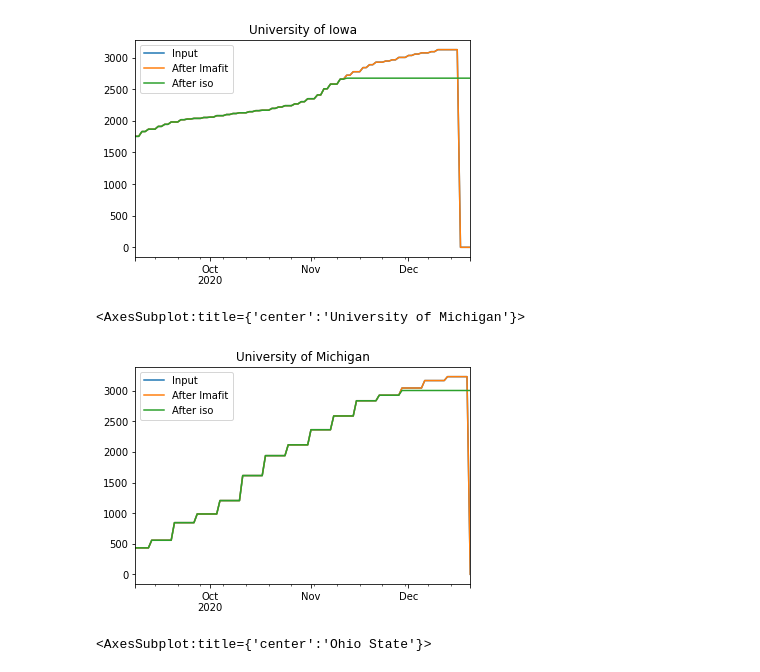
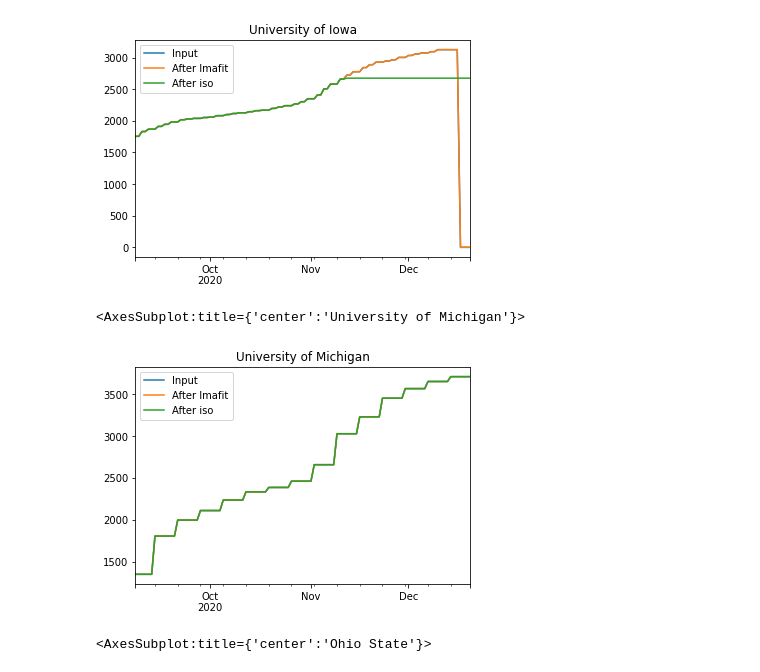
Before and after one commit to kevin-q2/Covid_Diffusion, a Jupyter notebook: analysis/completion_tests.ipynb, the cells around one changed output. Drawn from its saved outputs; the diff is of its cells as text; code cells hidden in the pictures.

```diff
--- a/analysis/completion_tests.ipynb
+++ b/analysis/completion_tests.ipynb
@@ -80,13 +80,13 @@ Iowa.plot(legend=True, title = "University of Iowa")
 <AxesSubplot:title={'center':'University of Iowa'}>
 [figure]
 # %%
-Michigan = pd.concat([inp['Michigan'], pre_iso['Michigan'], out['Michigan']], axis = 1)
+Michigan = pd.concat([inp['Michigan State'], pre_iso['Michigan State'], out['Michigan State']], axis = 1)
 Michigan.columns = ['Input', 'After lmafit', 'After iso']
 
-Michigan.plot(legend=True, title = "University of Michigan")
+Michigan.plot(legend=True, title = "Michigan State")
 # %% [output]
 <AxesSubplot:title={'center':'University of Michigan'}>
-[figure, old version]
+[figure, new version]
 # %%
 Ohio = pd.concat([inp['Ohio State'], pre_iso['Ohio State'], out['Ohio State']], axis = 1)
 Ohio.columns = ['Input', 'After lmafit', 'After iso']
```
